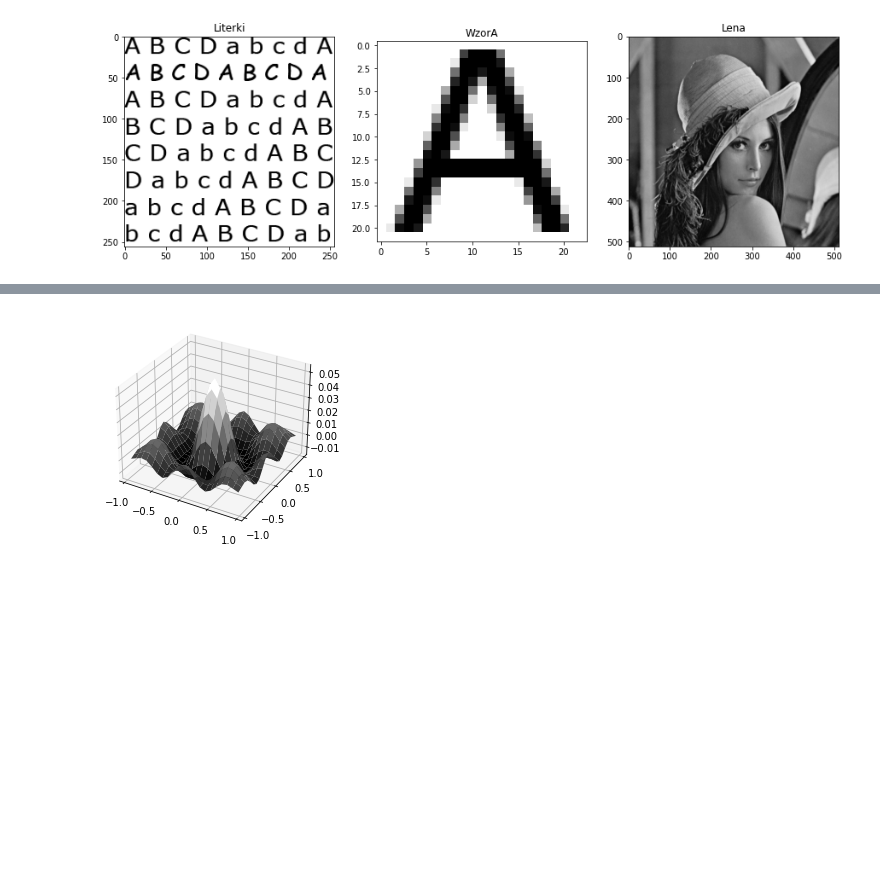
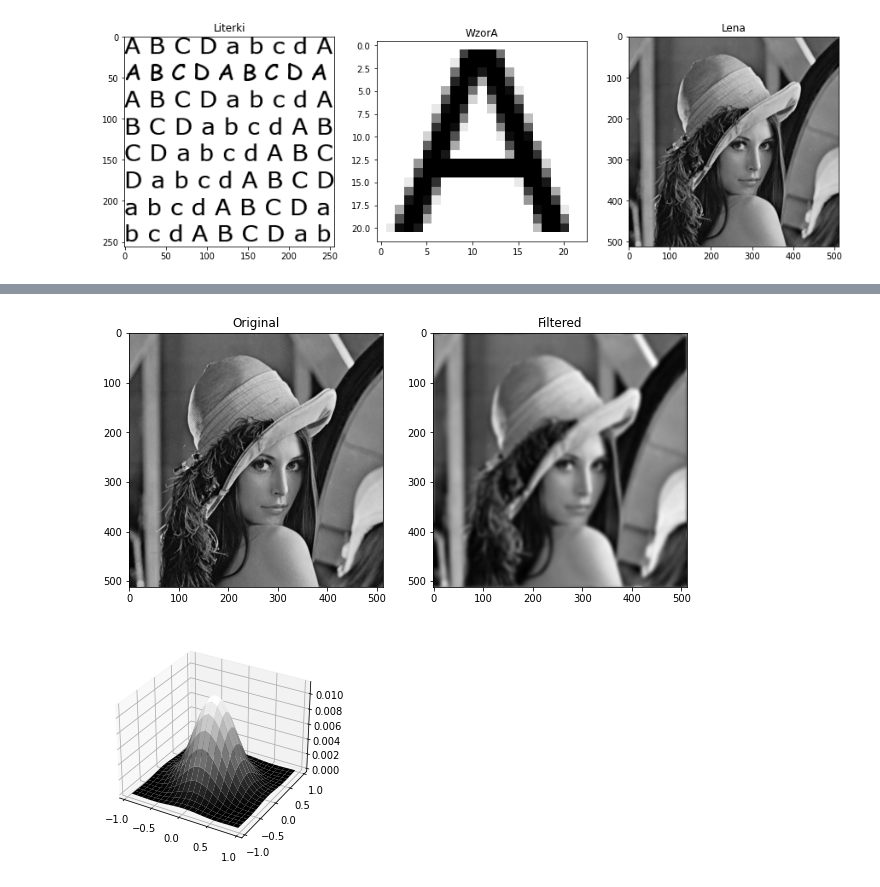
Before and after one commit to Monatyr/image-processing, a Jupyter notebook: lab6/13_Fourier_HW.ipynb, the cells around one changed output, grey strips where cells are left out. Saved outputs shown, nothing was run; the diff lists cells and outputs as text; code cells hidden in the pictures; blank space fills up the shorter version.

```diff
--- a/lab6/13_Fourier_HW.ipynb
+++ b/lab6/13_Fourier_HW.ipynb
@@ -126,9 +130,0 @@ show_images([lena, filtered_img], ["Original", "Filtered"])
-# %%
-FSpaceRowsM, FSpaceColsM, FilterF = filter_info
-figFilter = plt.figure()
-axsFilter = figFilter.add_subplot(projection='3d')
-axsFilter.plot_surface(FSpaceRowsM, FSpaceColsM, FilterF, rstride=1, cstride=1, cmap=plt.get_cmap('gray'), linewidth=0)
-figFilter.show()
-plt.show()
-# %% [output]
-[figure, removed]
@@ -134,0 +154,6 @@ plt.show()
+# %%
+#dolno
+show_filter(*filtration(lena, mode=0, thr1=0.1))
+# %% [output]
+[figure, added]
+[figure, added]
```
Also changed, not shown: parts of 4 cells of this notebook.
